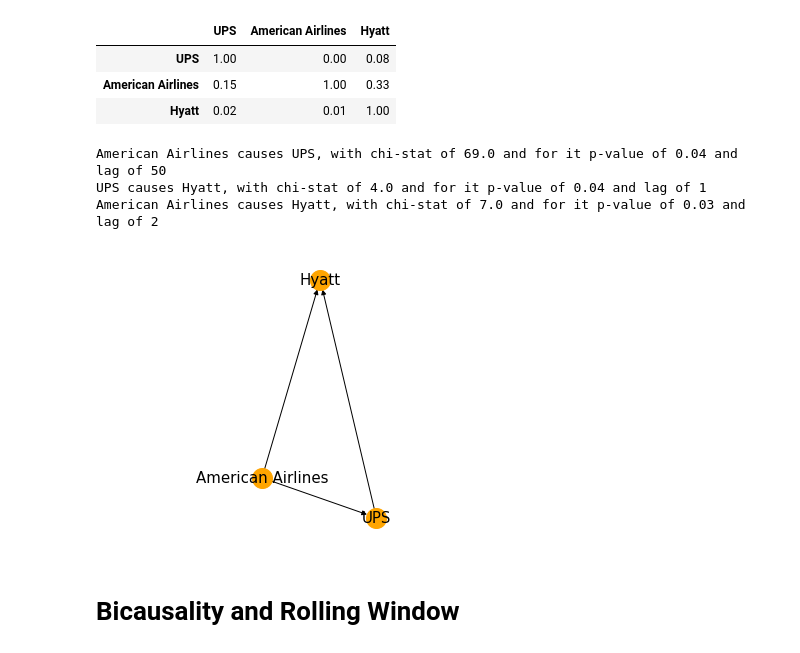
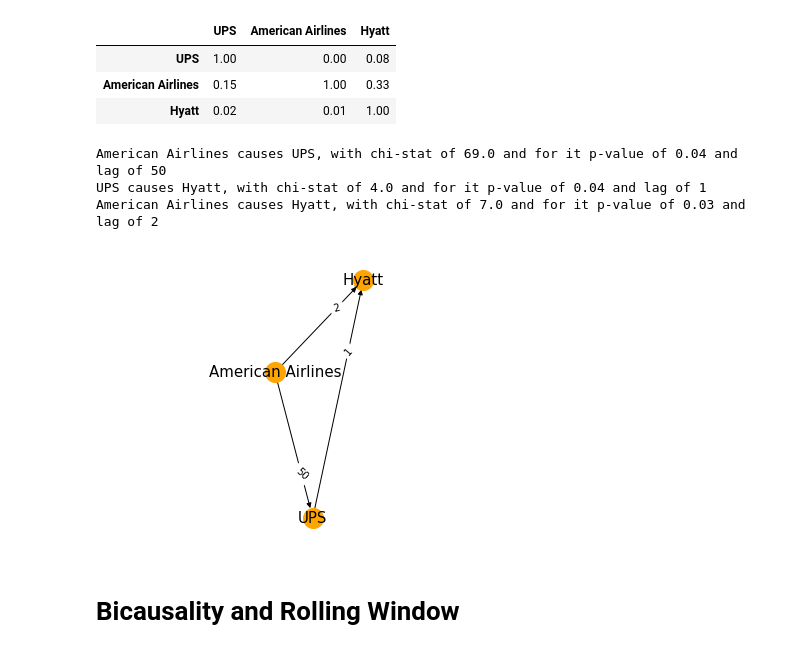
Before and after one commit to winac/FYP, a Jupyter notebook: FYP.ipynb, the cells around one changed output. Drawn from its saved outputs; the diff is of its cells as text; code cells hidden in the pictures.

```diff
--- a/FYP.ipynb
+++ b/FYP.ipynb
@@ -149,7 +146,7 @@ def correlation_network(matrix, signif=0.3):
   plt.savefig('correlation.pdf')
 # %%
 #https://towardsdatascience.com/granger-causality-and-vector-auto-regressive-model-for-time-series-forecasting-3226a64889a6
-def grangers_causation_matrix(data, variables, test='ssr_chi2test', verbose=False, maxlag=20):
+def grangers_causation_matrix(data, variables, maxlag, test='ssr_chi2test', verbose=False):
   X_train = pd.DataFrame(np.zeros((len(variables), len(variables))), columns=variables, index=variables)
   for c in X_train.columns:
     for r in X_train.index:
@@ -161,8 +158,27 @@ def grangers_causation_matrix(data, variables, test='ssr_chi2test', verbose=Fals
   X_train.columns = [var for var in variables]
   X_train.index = [var for var in variables]
   return X_train
+# %%
+def get_labels_causation(granger_matrix, maxlag):
+  labels = {}
+  for i in range(len(granger_matrix.index)):
+    for j in range(len(granger_matrix.columns)):
+      if i == j:
+        continue
+      else:
+        if granger_matrix.iloc[i, j] < 0.05:
+          tmp = transform_data[[granger_matrix.index[i], granger_matrix.columns[j]]]
+          test_result = grangercausalitytests(tmp, maxlag=maxlag, verbose=False)
+          p_values = [round(test_result[i+1][0]['ssr_chi2test'][1],4) for i in range(maxlag)]
+          chi_stats = [round(test_result[i+1][0]['ssr_chi2test'][0],4) for i in range(maxlag)]
+          res = [ n for n,i in enumerate(p_values) if i<0.05 ]
+          chi_stats = [chi_stats[i] for i in res]
+          lag_value = res[chi_stats.index(min(chi_stats))]+1
+          labels[(granger_matrix.columns[j],granger_matrix.index[i])] = lag_value
+          print(f'{granger_matrix.columns[j]} causes {granger_matrix.index[i]}, with chi-stat of {round(test_result[lag_value][0]["ssr_chi2test"][0])} and for it p-value of {round(test_result[lag_value][0]["ssr_chi2test"][1], 2)} and lag of {lag_value}')
+  return labels
 # %%
-def granger_network(matrix, signif=0.05):
+def granger_network(matrix, signif=0.05, labels=None):
   links = matrix.stack().reset_index()
   links.columns = ['var1', 'var2','value']
 
@@ -170,10 +186,16 @@ def granger_network(matrix, signif=0.05):
   links_filtered = links.loc[(links['value'] < signif) & (links['value'] != 1) ]
 
   # Build your graph
-  G = nx.from_pandas_edgelist(links_filtered, 'var2', 'var1', edge_attr=True, create_using=nx.DiGraph)
+  G = nx.from_pandas_edgelist(links_filtered, 'var2', 'var1', edge_attr=True, create_using=nx.MultiDiGraph)
+
+  pos = nx.spring_layout(G)
 
   # Plot the network:
-  nx.draw(G, arrows=True, with_labels=True, node_color='orange', node_size=400, edge_color='black', linewidths=1, font_size=15)
+  nx.draw(G, pos, arrows=True, with_labels=True, node_color='orange', node_size=400, edge_color='black', linewidths=1, font_size=15)
+
+  #Add labels
+  if(labels != None):
+    nx.draw_networkx_edge_labels(G, pos, edge_labels=labels, label_pos=0.3)
 
   #Scale Figure
   l,r = plt.xlim()
@@ -420,30 +428,16 @@ granger_matrix
 | UPS | 1.00 | 0.00 | 0.08 |
 | American Airlines | 0.15 | 1.00 | 0.33 |
 | Hyatt | 0.02 | 0.01 | 1.00 |
-# %%
-maxlag = 90
-for i in range(len(granger_matrix.index)):
-  for j in range(len(granger_matrix.columns)):
-    if i == j:
-      continue
-    else:
-      if granger_matrix.iloc[i, j] < 0.05:
-        tmp = transform_data[[granger_matrix.index[i], granger_matrix.columns[j]]]
-        test_result = grangercausalitytests(tmp, maxlag=maxlag, verbose=False)
-        p_values = [round(test_result[i+1][0]['ssr_chi2test'][1],4) for i in range(maxlag)]
-        chi_stats = [round(test_result[i+1][0]['ssr_chi2test'][0],4) for i in range(maxlag)]
-        res = [ n for n,i in enumerate(p_values) if i<0.05 ]
-        chi_stats = [chi_stats[i] for i in res]
-        lag_value = res[chi_stats.index(min(chi_stats))]+1
-        print(f'{granger_matrix.columns[j]} causes {granger_matrix.index[i]}, with chi-stat of {round(test_result[lag_value][0]["ssr_chi2test"][0])} and for it p-value of {round(test_result[lag_value][0]["ssr_chi2test"][1], 2)} and lag of {lag_value}')
-# %% [output]
-American Airlines causes UPS, with chi-stat of 69.0 and for it p-value of 0.04 and lag of 50
-UPS causes Hyatt, with chi-stat of 4.0 and for it p-value of 0.04 and lag of 1
-American Airlines causes Hyatt, with chi-stat of 7.0 and for it p-value of 0.03 and lag of 2
+# %%
+labels = get_labels_causation(granger_matrix, maxlag=90)
+# %% [output]
+American Airlines causes UPS, with chi-stat of 69.0 and for it p-value of 0.04 and lag of 50
+UPS causes Hyatt, with chi-stat of 4.0 and for it p-value of 0.04 and lag of 1
+American Airlines causes Hyatt, with chi-stat of 7.0 and for it p-value of 0.03 and lag of 2
 # %%
-granger_network(granger_matrix, signif=0.05)
+granger_network(granger_matrix, signif=0.05, labels=labels)
 # %% [output]
-[figure, old version]
+[figure, new version]
 # %% [markdown]
 # Bicausality and Rolling Window
 # %%
```
Also changed, not shown: parts of 8 cells of this notebook.
